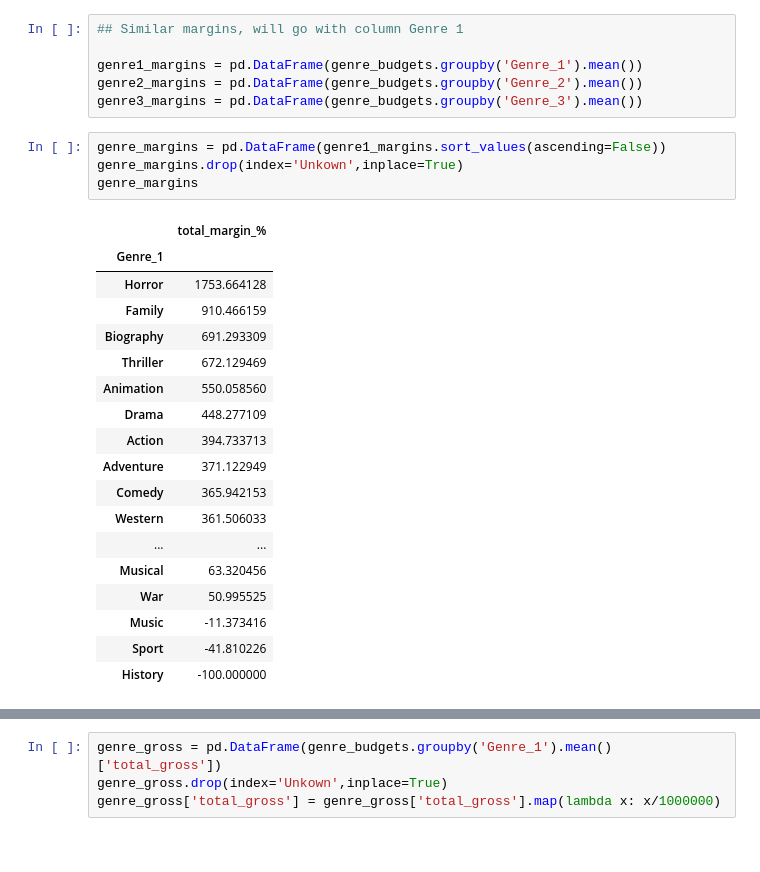
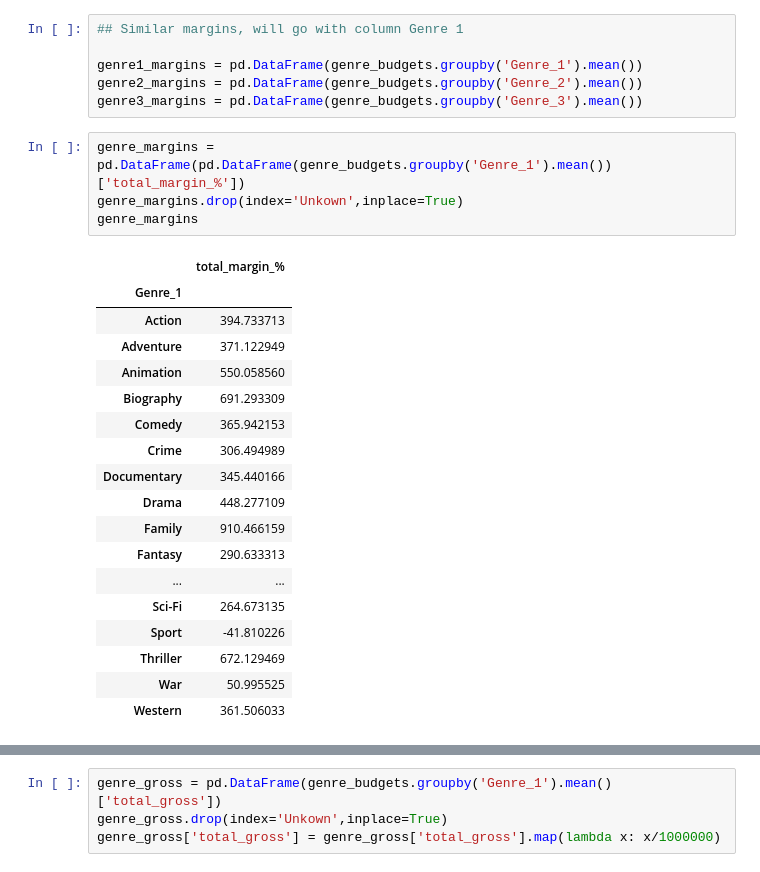
Before and after one commit to brandmend/MovieDataProject, a Jupyter notebook: Movie_Notebook_v1.ipynb, the cells around one changed output, grey strips where cells are left out. Drawn from its saved outputs; the diff is of its cells as text.

```diff
--- a/Movie_Notebook_v1.ipynb
+++ b/Movie_Notebook_v1.ipynb
@@ -623,28 +643,28 @@ genre1_margins = pd.DataFrame(genre_budgets.groupby('Genre_1').mean())
 genre2_margins = pd.DataFrame(genre_budgets.groupby('Genre_2').mean())
 genre3_margins = pd.DataFrame(genre_budgets.groupby('Genre_3').mean())
 # %%
-genre_margins = pd.DataFrame(genre1_margins.sort_values(ascending=False))
+genre_margins = pd.DataFrame(pd.DataFrame(genre_budgets.groupby('Genre_1').mean())['total_margin_%'])
 genre_margins.drop(index='Unkown',inplace=True)
 genre_margins
 # %% [output]
 |  | total_margin_% |
 | Genre_1 |  |
-| Horror | 1753.664128 |
-| Family | 910.466159 |
-| Biography | 691.293309 |
-| Thriller | 672.129469 |
-| Animation | 550.058560 |
-| Drama | 448.277109 |
 | Action | 394.733713 |
 | Adventure | 371.122949 |
+| Animation | 550.058560 |
+| Biography | 691.293309 |
 | Comedy | 365.942153 |
+| Crime | 306.494989 |
+| Documentary | 345.440166 |
+| Drama | 448.277109 |
+| Family | 910.466159 |
+| Fantasy | 290.633313 |
+| ... | ... |
+| Sci-Fi | 264.673135 |
+| Sport | -41.810226 |
+| Thriller | 672.129469 |
+| War | 50.995525 |
 | Western | 361.506033 |
-| ... | ... |
-| Musical | 63.320456 |
-| War | 50.995525 |
-| Music | -11.373416 |
-| Sport | -41.810226 |
-| History | -100.000000 |
 # %%
 genre_investments = pd.DataFrame(genre_budgets.groupby('Genre_1').mean()['production_budget'])
 genre_investments.drop(index='Unkown',inplace=True)
```
Also changed, not shown: parts of 31 cells of this notebook.
